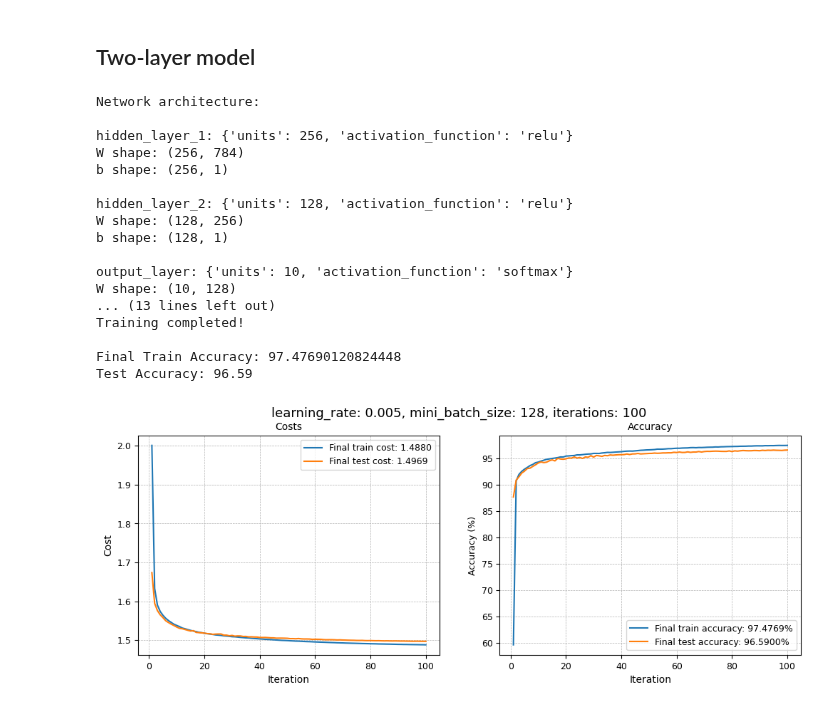
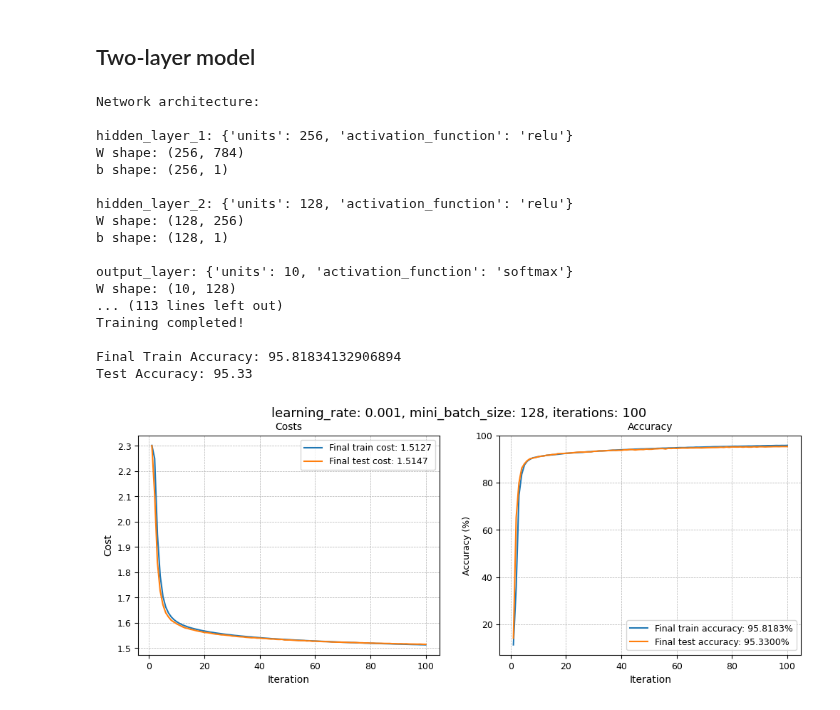
Before and after one commit to vjhwong/DL4IA, a Jupyter notebook: Assignment 2/assignment_2.ipynb, the cells around one changed output. Cells and saved outputs as stored; diff of their text form; code cells hidden in the pictures.

```diff
--- a/Assignment 2/assignment_2.ipynb
+++ b/Assignment 2/assignment_2.ipynb
@@ -55,34 +55,34 @@ neural_network_1_layer.plot_weights()
 # %%
 model_architecture_2_layer = {
         "hidden_layer_1": {"units": 256, "activation_function": "relu"},
         "hidden_layer_2": {"units": 128, "activation_function": "relu"},
     }
 neural_network_2_layer = NeuralNetwork(model_architecture_2_layer)
 neural_network_2_layer.train_model(
     X_train,
     y_train,
     X_test,
     y_test,
-    learning_rate=0.005,
+    learning_rate=0.001,
     mini_batch_size=128,
     iterations=100,
 )
 # %% [output]
 Network architecture:
 
 hidden_layer_1: {'units': 256, 'activation_function': 'relu'}
 W shape: (256, 784)
 b shape: (256, 1)
 
 hidden_layer_2: {'units': 128, 'activation_function': 'relu'}
 W shape: (128, 256)
 b shape: (128, 1)
 
 output_layer: {'units': 10, 'activation_function': 'softmax'}
 W shape: (10, 128)
-... (13 lines left out)
+... (113 lines left out)
 Training completed!
 
-Final Train Accuracy: 97.47690120824448
-Test Accuracy: 96.59
+Final Train Accuracy: 95.81834132906894
+Test Accuracy: 95.33
-[figure, old version]
+[figure, new version]
```
Also changed, not shown: parts of 2 cells of this notebook, 1 other file.
